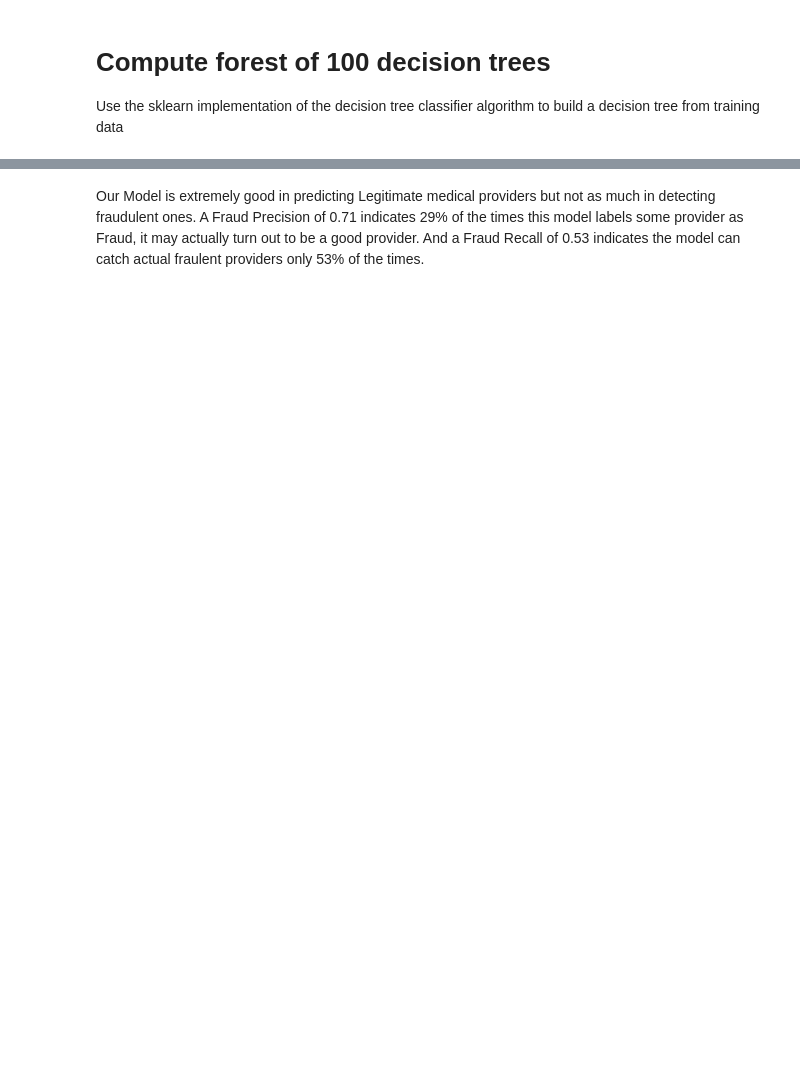
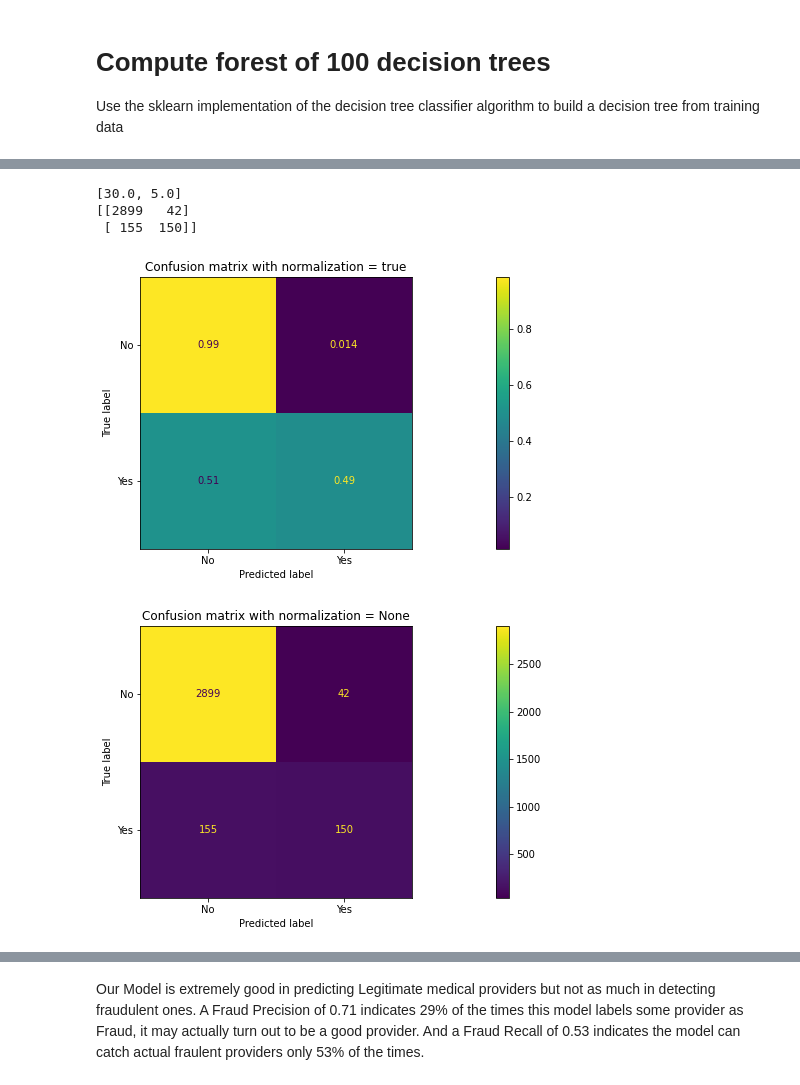
Before and after one commit to supernaut11/data602-final-project, a Jupyter notebook: src/model_fraud_mdehn-11.11.ipynb, the cells around one changed output, grey strips where cells are left out. Cells and saved outputs as stored; diff of their text form; code cells hidden in the pictures; blank space fills up the shorter version.

```diff
--- a/src/model_fraud_mdehn-11.11.ipynb
+++ b/src/model_fraud_mdehn-11.11.ipynb
@@ -566,0 +662,6 @@ array(['No', 'No', 'No', ..., 'No', 'No', 'No'], dtype=object)
+# %%
+from sklearn import ensemble
+rfor_clf = ensemble.RandomForestClassifier(n_estimators=100, random_state=0)
+
+rfor_clf = rfor_clf.fit(X, Y)
+rfor_clf
@@ -631,0 +681,8 @@ XTest[(YTest!=YPredicted)&(YPredicted=="No")]
+# %%
+create_confusion_matrix(rfor_clf, XTest, YTest, sorted_out)
+# %% [output]
+[30.0, 5.0]
+[[2899   42]
+ [ 155  150]]
+[figure, added]
+[figure, added]
```
Also changed, not shown: parts of 40 cells of this notebook.
